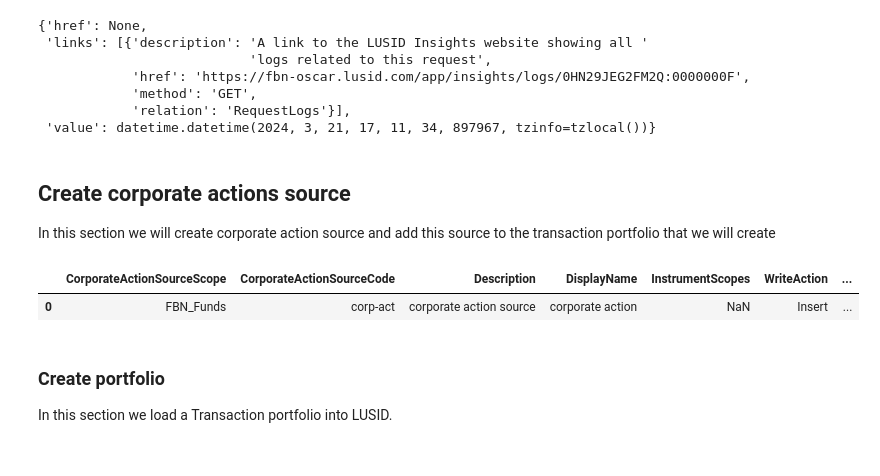
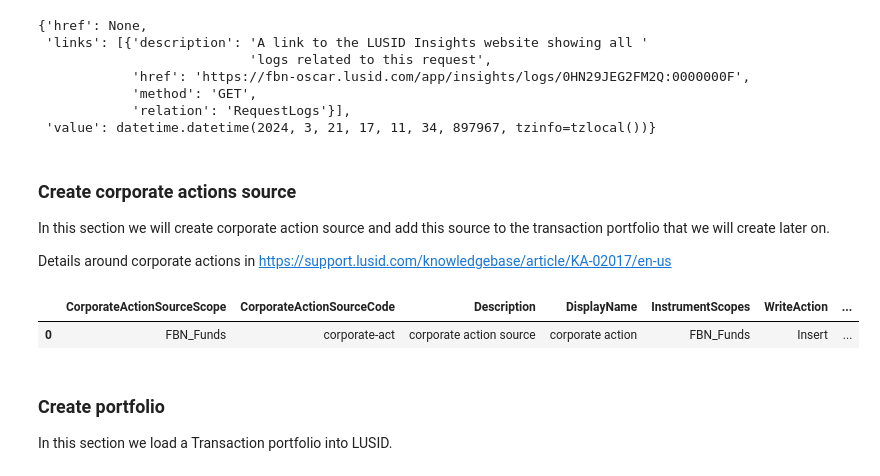
Before and after one commit to oscaryee19/sample-notebooks, a Jupyter notebook: examples/use-cases/abor/ABOR.ipynb, the cells around one changed output. Cells and saved outputs as stored; diff of their text form; code cells hidden in the pictures.

```diff
--- a/examples/use-cases/abor/ABOR.ipynb
+++ b/examples/use-cases/abor/ABOR.ipynb
@@ -435,43 +432,46 @@ if __name__ == "__main__":
             'relation': 'RequestLogs'}],
  'value': datetime.datetime(2024, 3, 21, 17, 11, 34, 897967, tzinfo=tzlocal())}
 # %% [markdown]
-## Create corporate actions source
+### Create corporate actions source
 
-In this section we will create corporate action source and add this source to the transaction portfolio that we will create
+In this section we will create corporate action source and add this source to the transaction portfolio that we will create later on.
+
+Details around corporate actions in https://support.lusid.com/knowledgebase/article/KA-02017/en-us
 # %%
 corporate_action_sql=f"""
 @@corporateActionSourceScope = select 'FBN_Funds';
-@@corporateActionSourceCode = select 'corp-act';
+@@corporateActionSourceCode = select 'corporate-act';
 
 /*
 
 Step 1: Define a table containing sample information.
 
 */
 
 @corporate_action_source_table =
 select
 "corporate action" as DisplayName,
 "corporate action source" as Description,
 @@corporateActionSourceScope as CorporateActionSourceScope,
+@@corporateActionSourceScope as InstrumentScopes,
 @@corporateActionSourceCode as CorporateActionSourceCode,
 "Insert" as WriteAction;
 
 /*
 
 Step 2: Write the corporate action source to LUSID.
 
 */
 
 select *
 from Lusid.CorporateAction.Source.Writer
 where ToWrite = @corporate_action_source_table;
 
 """
 run_luminesce(corporate_action_sql)
 # %% [output]
 |  | CorporateActionSourceScope | CorporateActionSourceCode | Description | DisplayName | InstrumentScopes | WriteAction | ... |
-| 0 | FBN_Funds | corp-act | corporate action source | corporate action | NaN | Insert | ... |
+| 0 | FBN_Funds | corporate-act | corporate action source | corporate action | FBN_Funds | Insert | ... |
 # %% [markdown]
 ### Create portfolio
 
```
Also changed, not shown: parts of 11 cells of this notebook, 3 other files.
